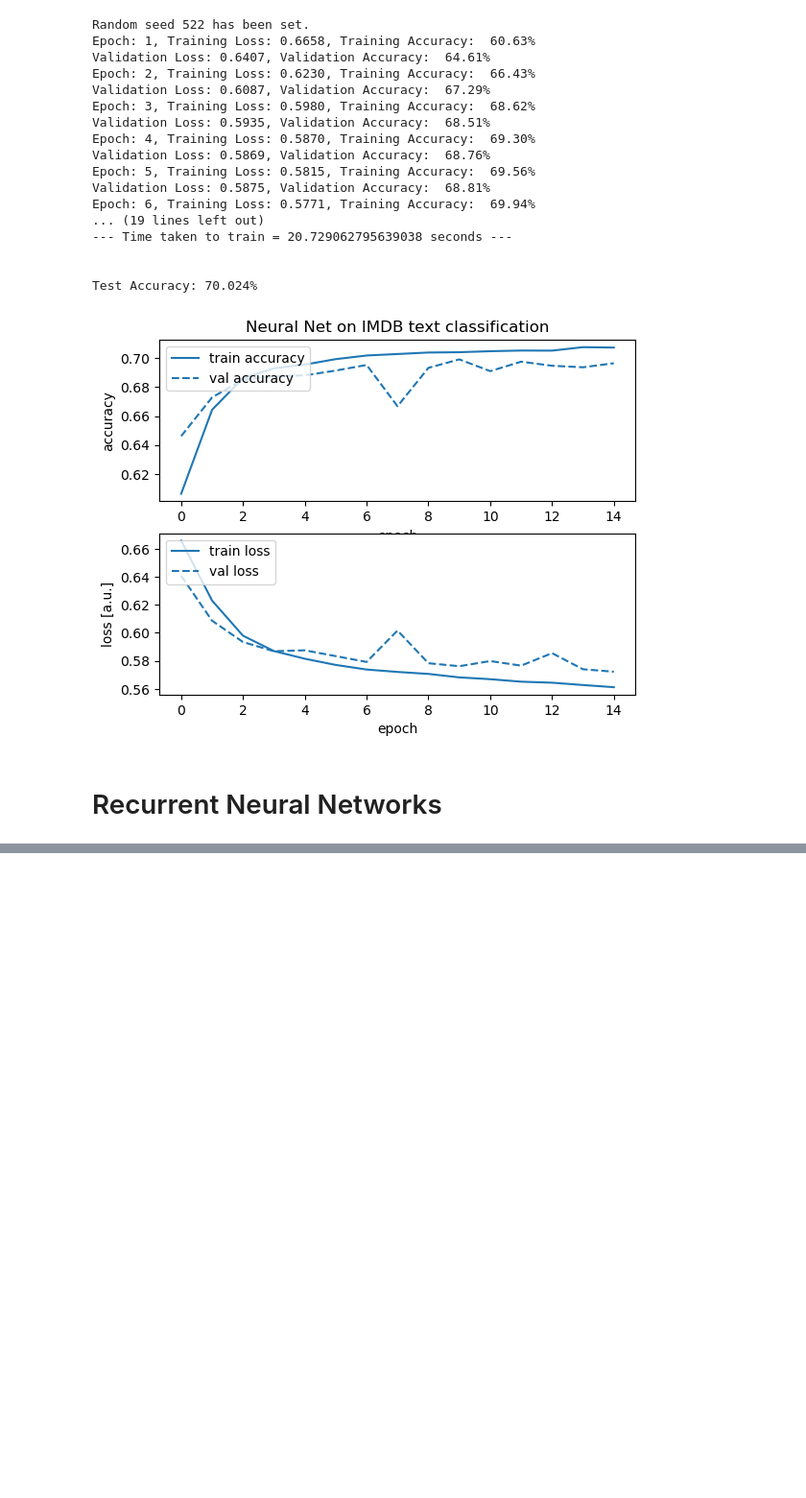
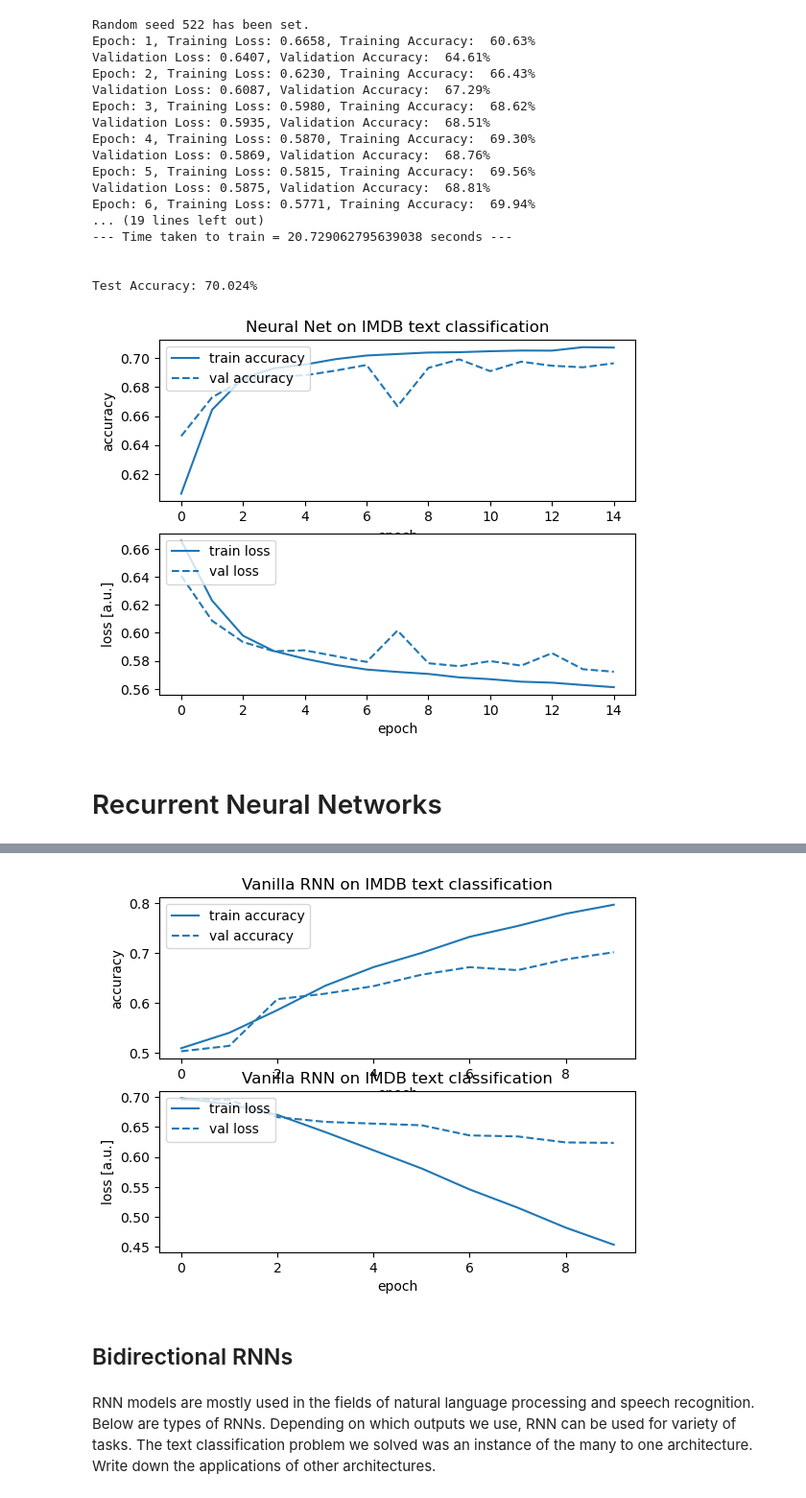
Before and after one commit to zpsheldon/nma_deeplearning, a Jupyter notebook: 8_ModernRNNs.ipynb, the cells around one changed output, grey strips where cells are left out. Shown at 96% size. Drawn from its saved outputs; the diff is of its cells as text; code cells hidden in the pictures; blank space fills up the shorter version.

```diff
--- a/8_ModernRNNs.ipynb
+++ b/8_ModernRNNs.ipynb
@@ -769,0 +996,2 @@ plt.show()
+# %%
+TEXT, vocab_size, train_iter, valid_iter, test_iter = load_dataset(seed=SEED)
@@ -769,0 +1053,48 @@ plt.show()
+# %%
+# Model hyperparamters
+learning_rate = 0.0002
+layers = 2
+output_size = 2
+hidden_size = 50  # 100
+embedding_length = 100
+epochs = 10
+
+
+# Initialize model, training and testing
+set_seed(SEED)
+vanilla_rnn_model = VanillaRNN(layers, output_size, hidden_size, vocab_size,
+                               embedding_length, DEVICE)
+vanilla_rnn_model.to(DEVICE)
+vanilla_rnn_start_time = time.time()
+vanilla_train_loss, vanilla_train_acc, vanilla_validation_loss, vanilla_validation_acc = train(vanilla_rnn_model,
+                                                                                               DEVICE,
+                                                                                               train_iter,
+                                                                                               valid_iter,
+                                                                                               epochs,
+                                                                                               learning_rate)
+print("--- Time taken to train = %s seconds ---" % (time.time() - vanilla_rnn_start_time))
+test_accuracy = test(vanilla_rnn_model, DEVICE, test_iter)
+print(f'Test Accuracy: {test_accuracy} with len=50\n')
+
+# Number of model parameters
+print(f'Number of parameters = {count_parameters(vanilla_rnn_model)}')
+
+
+# Plot accuracy curves
+plt.figure()
+plt.subplot(211)
+plot_train_val(np.arange(0, epochs), vanilla_train_acc, vanilla_validation_acc,
+               'train accuracy', 'val accuracy',
+               'Vanilla RNN on IMDB text classification', 'accuracy',
+               color='C0')
+plt.legend(loc='upper left')
+plt.subplot(212)
+plot_train_val(np.arange(0, epochs), vanilla_train_loss,
+               vanilla_validation_loss,
+               'train loss', 'val loss',
+               'Vanilla RNN on IMDB text classification',
+               'loss [a.u.]',
+               color='C0')
+plt.legend(loc='upper left')
+plt.show()
+# %% [output]
@@ -769,0 +1118,5 @@ plt.show()
+[figure, added]
+# %% [markdown]
+## Bidirectional RNNs
+# %% [markdown]
+RNN models are mostly used in the fields of natural language processing and speech recognition. Below are types of RNNs. Depending on which outputs we use, RNN can be used for variety of tasks. The text classification problem we solved was an instance of the many to one architecture. Write down the applications of other architectures.
```
Also changed, not shown: parts of 46 cells of this notebook.
